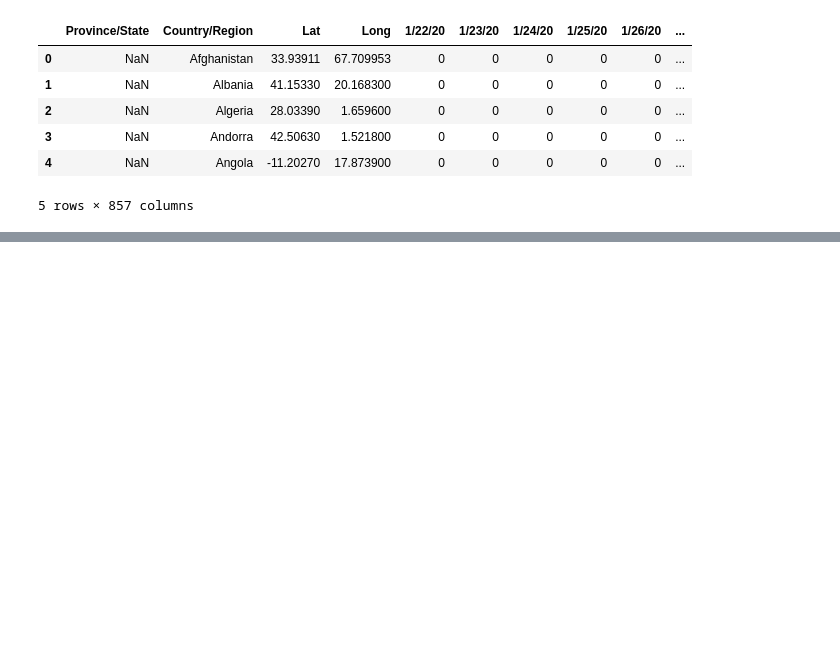
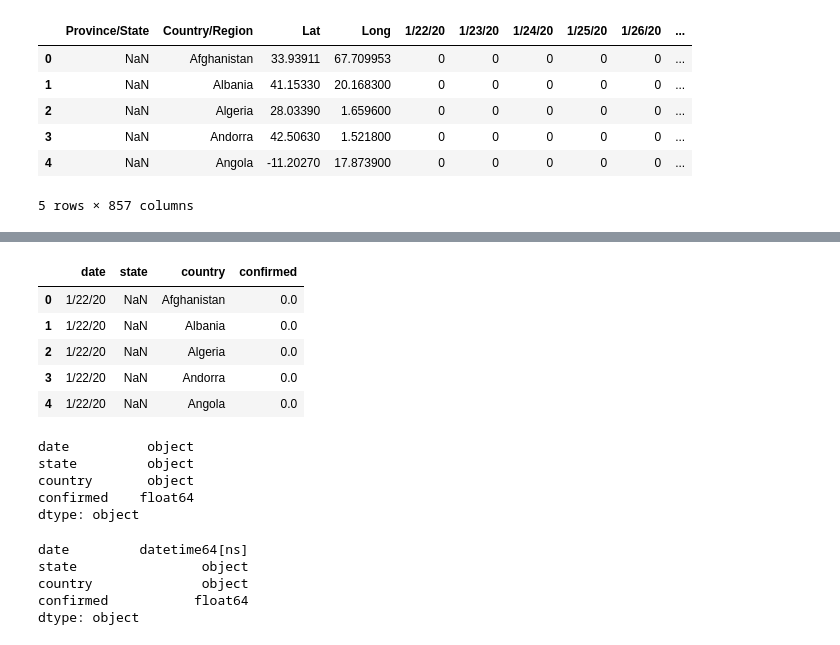
Before and after one commit to ashutoshd1996/EDS-COVID-Data-Analysis, a Jupyter notebook: notebooks/Data_Preparation.ipynb, the cells around one changed output, grey strips where cells are left out. Cells and saved outputs as stored; diff of their text form; code cells hidden in the pictures; blank space fills up the shorter version.

```diff
--- a/notebooks/Data_Preparation.ipynb
+++ b/notebooks/Data_Preparation.ipynb
@@ -129,0 +180,25 @@ pd_raw.head()
+# %%
+pd_relational_model=pd_data_base.set_index(['state','country']) \
+                                .T                              \
+                                .stack(level=[0,1])             \
+                                .reset_index()                  \
+                                .rename(columns={'level_0':'date',
+                                                   0:'confirmed'},
+                                                  )
+pd_relational_model.head()
+# %% [output]
+|  | date | state | country | confirmed |
+| 0 | 1/22/20 | NaN | Afghanistan | 0.0 |
+| 1 | 1/22/20 | NaN | Albania | 0.0 |
+| 2 | 1/22/20 | NaN | Algeria | 0.0 |
+| 3 | 1/22/20 | NaN | Andorra | 0.0 |
+| 4 | 1/22/20 | NaN | Angola | 0.0 |
+# %%
+
+pd_relational_model.dtypes
+# %% [output]
+date          object
+state         object
+country       object
+confirmed    float64
+dtype: object
@@ -129,0 +207,8 @@ pd_raw.head()
+# %%
+pd_relational_model.dtypes
+# %% [output]
+date         datetime64[ns]
+state                object
+country              object
+confirmed           float64
+dtype: object
```
Also changed, not shown: parts of 6 cells of this notebook.
